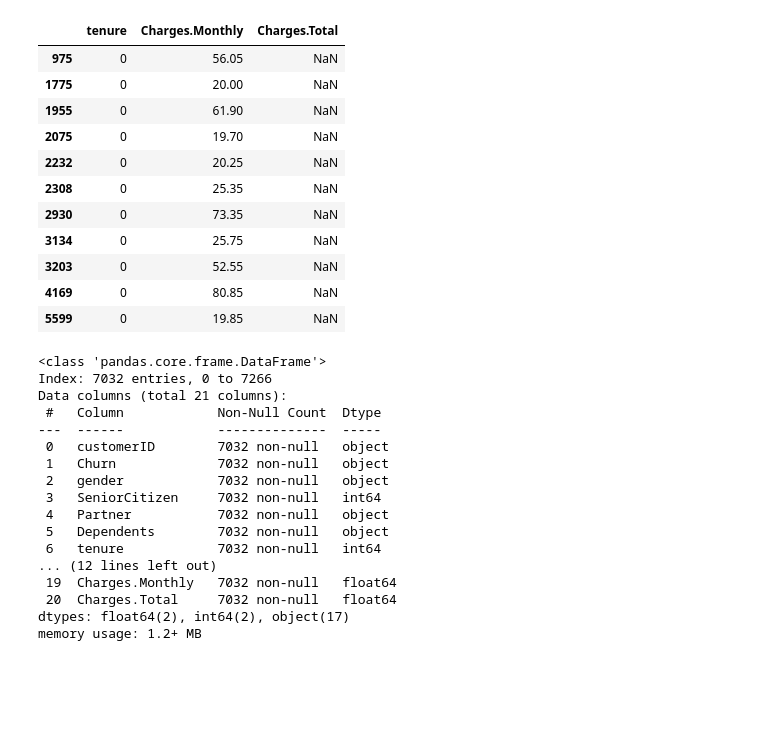
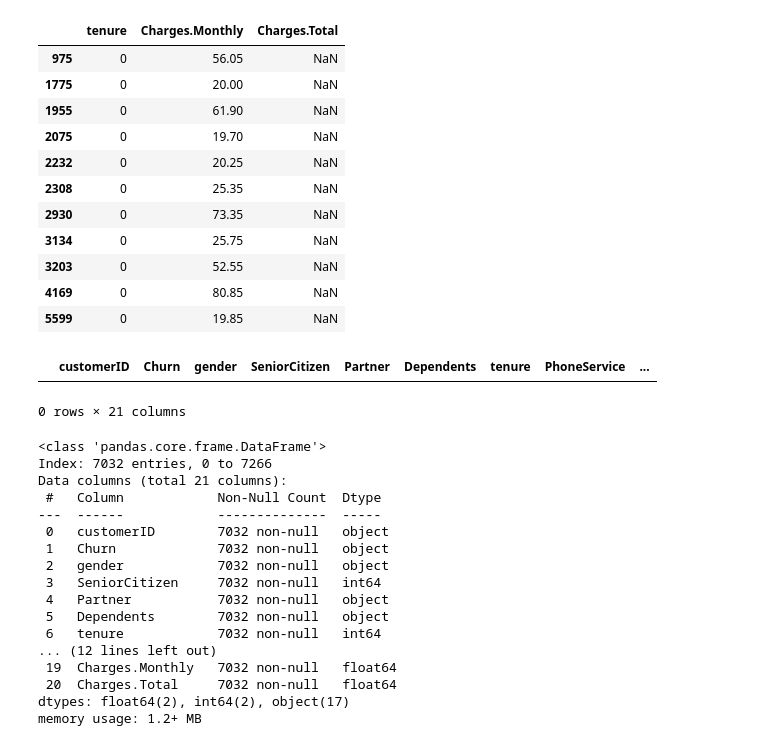
Before and after one commit to BlopezEspinoza070801/Reto-Churn-Rate, a Jupyter notebook: TelecomX_LATAM.ipynb, the cells around one changed output. Drawn from its saved outputs; the diff is of its cells as text; code cells hidden in the pictures; blank space fills up the shorter version.

```diff
--- a/TelecomX_LATAM.ipynb
+++ b/TelecomX_LATAM.ipynb
@@ -226,3 +240,9 @@ df_filtrado2=df_filtrado[df_filtrado['Charges.Total'].notna()]
+# %%
+#Verificamos que no existe otra fila con tenure=0
+df_filtrado2[df_filtrado2['tenure']==0]
+# %% [output]
+|  | customerID | Churn | gender | SeniorCitizen | Partner | Dependents | tenure | PhoneService | ... |
+0 rows × 21 columns
 # %%
 df_filtrado2.info()
 # %% [output]
```
Also changed, not shown: parts of 39 cells of this notebook.
